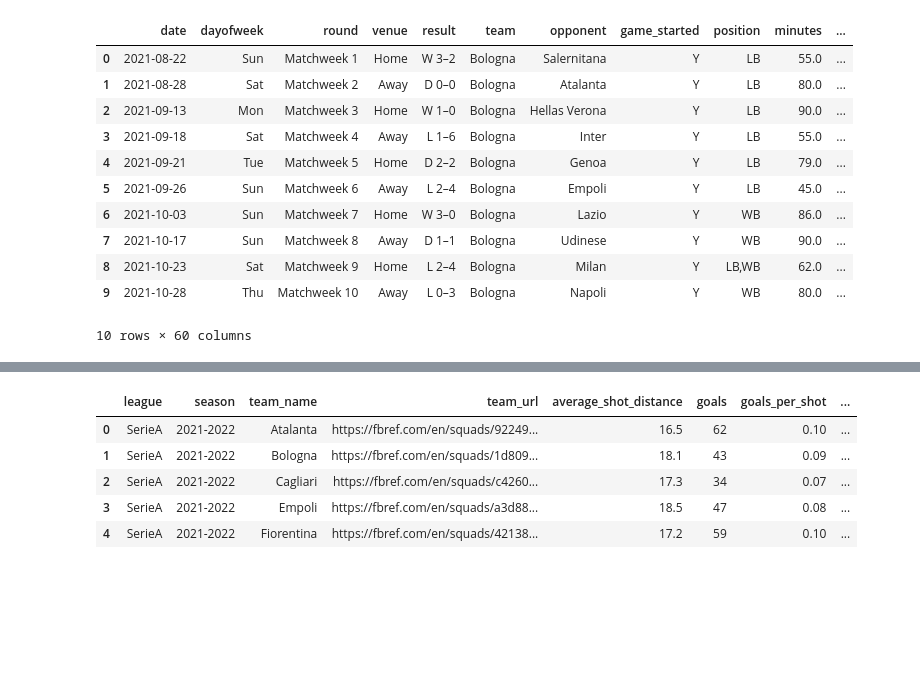
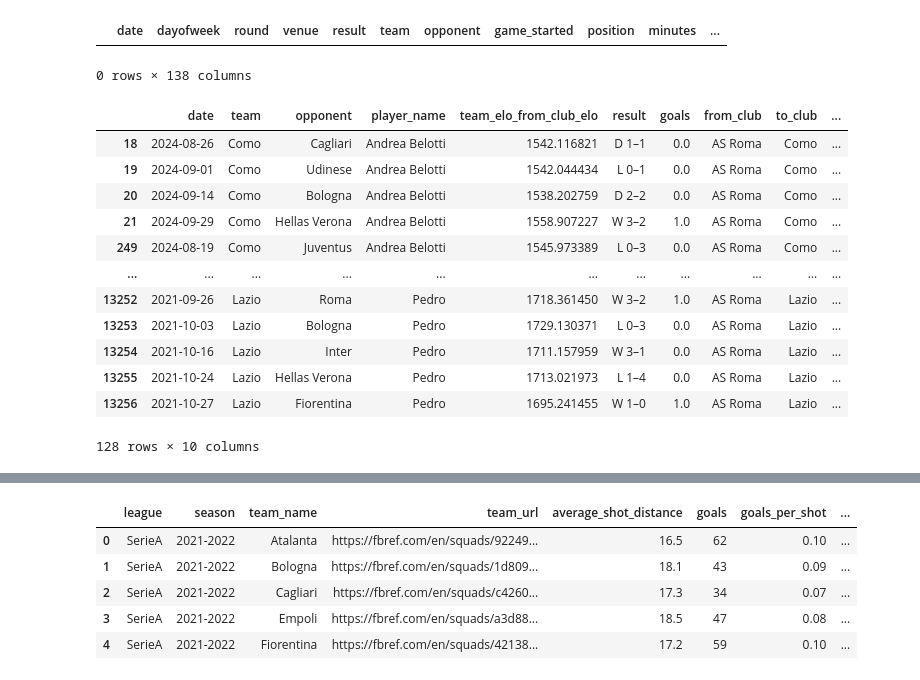
Before and after one commit to kairos-bets/inter-season-pricing, a Jupyter notebook: notebooks/elo_delta_feature_calculation.ipynb, the cells around one changed output, grey strips where cells are left out. Saved outputs shown, nothing was run; the diff lists cells and outputs as text; code cells hidden in the pictures; blank space fills up the shorter version.

```diff
--- a/notebooks/elo_delta_feature_calculation.ipynb
+++ b/notebooks/elo_delta_feature_calculation.ipynb
@@ -80,15 +101,23 @@ df["delta_elo_post_transfer"].notna().sum(), df["is_post_transfer"].sum()
-# %%
-df.head(10)
-# %% [output]
-|  | date | dayofweek | round | venue | result | team | opponent | game_started | position | minutes | ... |
-| 0 | 2021-08-22 | Sun | Matchweek 1 | Home | W 3–2 | Bologna | Salernitana | Y | LB | 55.0 | ... |
-| 1 | 2021-08-28 | Sat | Matchweek 2 | Away | D 0–0 | Bologna | Atalanta | Y | LB | 80.0 | ... |
-| 2 | 2021-09-13 | Mon | Matchweek 3 | Home | W 1–0 | Bologna | Hellas Verona | Y | LB | 90.0 | ... |
-| 3 | 2021-09-18 | Sat | Matchweek 4 | Away | L 1–6 | Bologna | Inter | Y | LB | 55.0 | ... |
-| 4 | 2021-09-21 | Tue | Matchweek 5 | Home | D 2–2 | Bologna | Genoa | Y | LB | 79.0 | ... |
-| 5 | 2021-09-26 | Sun | Matchweek 6 | Away | L 2–4 | Bologna | Empoli | Y | LB | 45.0 | ... |
-| 6 | 2021-10-03 | Sun | Matchweek 7 | Home | W 3–0 | Bologna | Lazio | Y | WB | 86.0 | ... |
-| 7 | 2021-10-17 | Sun | Matchweek 8 | Away | D 1–1 | Bologna | Udinese | Y | WB | 90.0 | ... |
-| 8 | 2021-10-23 | Sat | Matchweek 9 | Home | L 2–4 | Bologna | Milan | Y | LB,WB | 62.0 | ... |
-| 9 | 2021-10-28 | Thu | Matchweek 10 | Away | L 0–3 | Bologna | Napoli | Y | WB | 80.0 | ... |
-10 rows × 60 columns
+# %%
+df[(df["from_club"] == "AS Roma") & (df["is_pre_transfer"])]
+# %% [output]
+|  | date | dayofweek | round | venue | result | team | opponent | game_started | position | minutes | ... |
+0 rows × 138 columns
+# %%
+df[df["from_club"] == "AS Roma"][
+    ["date", "team", "opponent", "player_name", "team_elo_from_club_elo",  'result', "goals", "from_club", "to_club", "is_post_transfer"]
+]
+# %% [output]
+|  | date | team | opponent | player_name | team_elo_from_club_elo | result | goals | from_club | to_club | ... |
+| 18 | 2024-08-26 | Como | Cagliari | Andrea Belotti | 1542.116821 | D 1–1 | 0.0 | AS Roma | Como | ... |
+| 19 | 2024-09-01 | Como | Udinese | Andrea Belotti | 1542.044434 | L 0–1 | 0.0 | AS Roma | Como | ... |
+| 20 | 2024-09-14 | Como | Bologna | Andrea Belotti | 1538.202759 | D 2–2 | 0.0 | AS Roma | Como | ... |
+| 21 | 2024-09-29 | Como | Hellas Verona | Andrea Belotti | 1558.907227 | W 3–2 | 1.0 | AS Roma | Como | ... |
+| 249 | 2024-08-19 | Como | Juventus | Andrea Belotti | 1545.973389 | L 0–3 | 0.0 | AS Roma | Como | ... |
+| ... | ... | ... | ... | ... | ... | ... | ... | ... | ... | ... |
+| 13252 | 2021-09-26 | Lazio | Roma | Pedro | 1718.361450 | W 3–2 | 1.0 | AS Roma | Lazio | ... |
+| 13253 | 2021-10-03 | Lazio | Bologna | Pedro | 1729.130371 | L 0–3 | 0.0 | AS Roma | Lazio | ... |
+| 13254 | 2021-10-16 | Lazio | Inter | Pedro | 1711.157959 | W 3–1 | 0.0 | AS Roma | Lazio | ... |
+| 13255 | 2021-10-24 | Lazio | Hellas Verona | Pedro | 1713.021973 | L 1–4 | 0.0 | AS Roma | Lazio | ... |
+| 13256 | 2021-10-27 | Lazio | Fiorentina | Pedro | 1695.241455 | W 1–0 | 1.0 | AS Roma | Lazio | ... |
+128 rows × 10 columns
```
Also changed, not shown: parts of 21 cells of this notebook, 9 other files.
